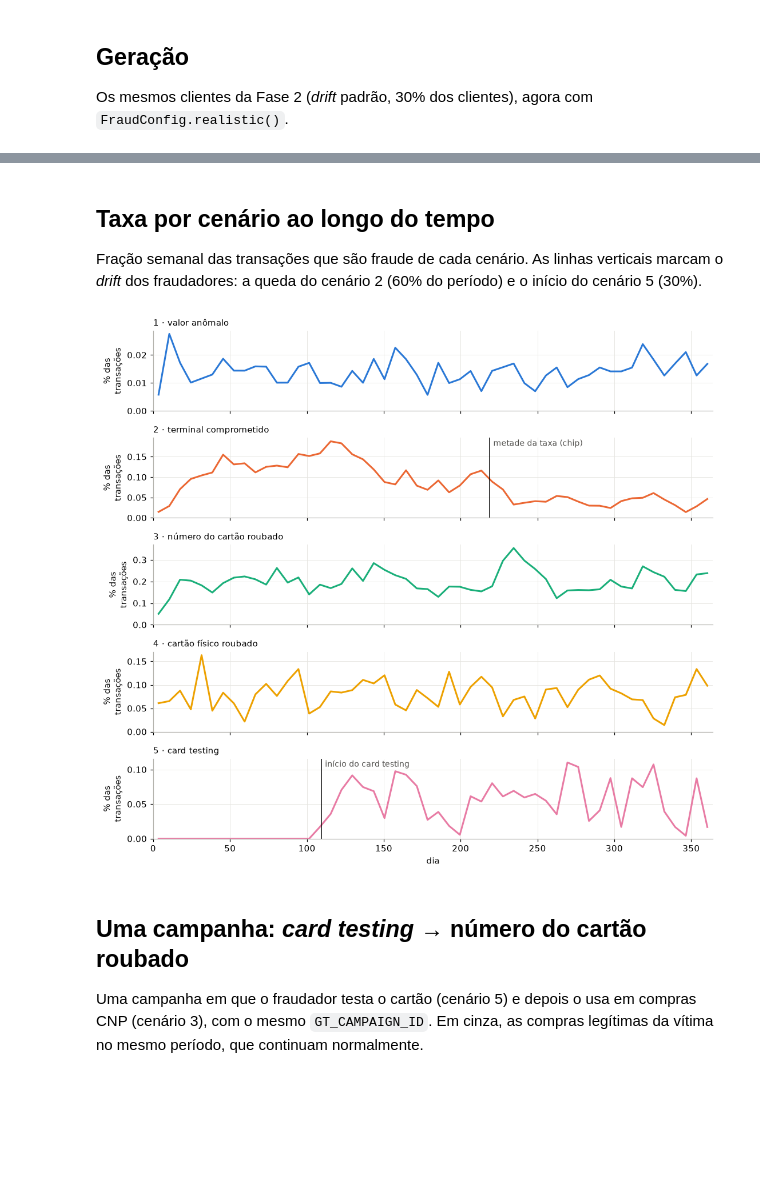
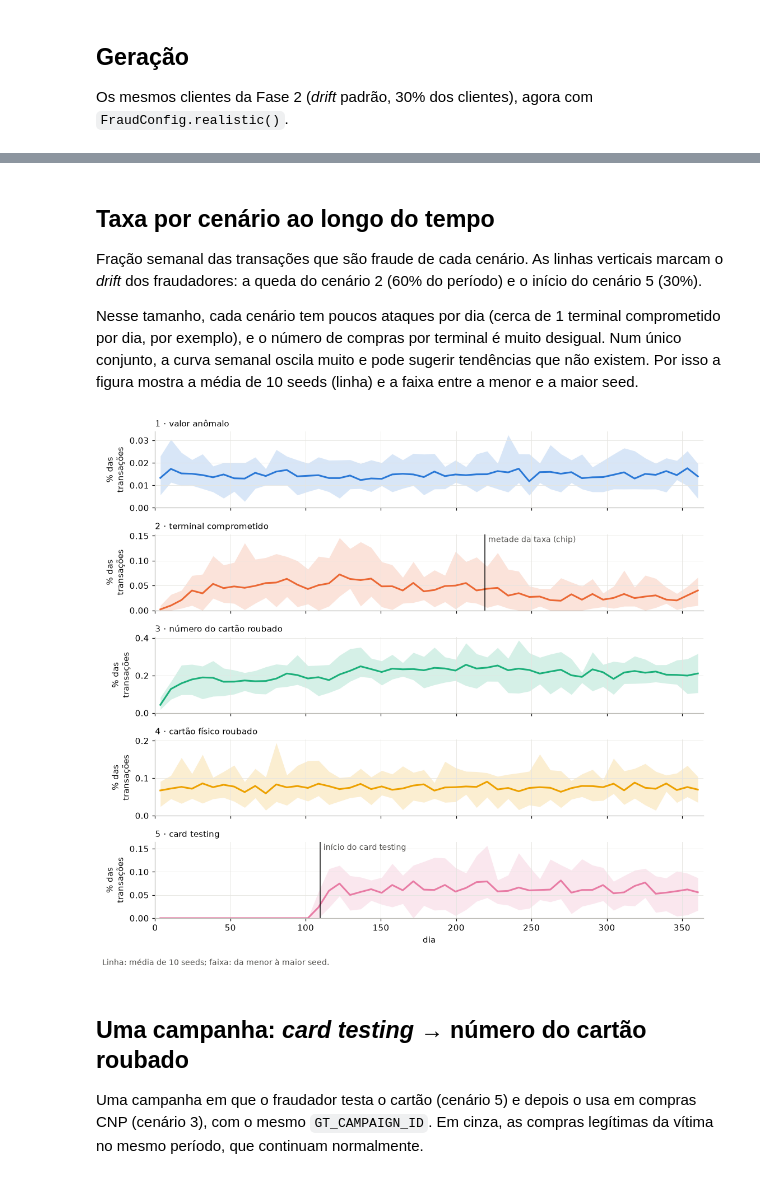
Before and after one commit to alexandreclem/synccfd, a Jupyter notebook: examples/frauds.ipynb, the cells around one changed output, grey strips where cells are left out. Drawn from its saved outputs; the diff is of its cells as text; code cells hidden in the pictures; blank space fills up the shorter version.

```diff
--- a/examples/frauds.ipynb
+++ b/examples/frauds.ipynb
@@ -87,34 +88,62 @@ summary.rename(index=SCENARIO_NAMES).round(3)
 Fração semanal das transações que são fraude de cada cenário. As linhas verticais
 marcam o *drift* dos fraudadores: a queda do cenário 2 (60% do período) e o início do
 cenário 5 (30%).
+
+Nesse tamanho, cada cenário tem poucos ataques por dia (cerca de 1 terminal
+comprometido por dia, por exemplo), e o número de compras por terminal é muito
+desigual. Num único conjunto, a curva semanal oscila muito e pode sugerir tendências
+que não existem. Por isso a figura mostra a média de 10 seeds (linha) e a faixa entre a
+menor e a maior seed.
+# %%
+SEEDS = range(SEED, SEED + 10)
+n_weeks = NB_DAYS // 7  # the last, partial week is left out
+
+
+def weekly_rates(data):
+    # % of each week's transactions that are fraud of each scenario
+    week = data.TX_TIME_DAYS // 7
+    keep = week < n_weeks
+    counts = pd.crosstab(week[keep], data.TX_FRAUD_SCENARIO[keep])
+    return 100 * counts.div(counts.sum(axis=1), axis=0).reindex(columns=range(6), fill_value=0)
+
+
+rates = [weekly_rates(transactions)]
+for seed in SEEDS[1:]:
+    _, _, other = DatasetGenerator(
+        n_customers=N_CUSTOMERS, n_terminals=N_TERMINALS, nb_days=NB_DAYS,
+        start_date=START_DATE, random_state=seed, drift=DriftConfig(), fraud=fraud,
+    ).generate()
+    rates.append(weekly_rates(other))
+    del other
 # %%
-week = transactions.TX_TIME_DAYS // 7
-full_weeks = week < NB_DAYS // 7  # the last, partial week is left out
-per_week = transactions[full_weeks].groupby(week[full_weeks])
-total = per_week.size()
 changes = {2: 0.6 * NB_DAYS, 5: 0.3 * NB_DAYS}
+days = np.arange(n_weeks) * 7 + 3.5
 
 fig, axes = plt.subplots(5, 1, figsize=(10, 9), sharex=True)
 for ax, scenario in zip(axes, SCENARIO_NAMES):
-    rate = 100 * per_week.TX_FRAUD_SCENARIO.apply(lambda s: (s == scenario).sum()) / total
-    ax.plot(rate.index * 7 + 3.5, rate, color=SCENARIO_COLORS[scenario], lw=2)
+    per_seed = np.vstack([r[scenario].to_numpy() for r in rates])
+    color = SCENARIO_COLORS[scenario]
+    ax.fill_between(days, per_seed.min(axis=0), per_seed.max(axis=0), color=color, alpha=0.18, lw=0)
+    ax.plot(days, per_seed.mean(axis=0), color=color, lw=2)
     if scenario in changes:
         ax.axvline(changes[scenario], color=INK, lw=1)
         ax.annotate(
             "metade da taxa (chip)" if scenario == 2 else "início do card testing",
             (changes[scenario], 1), xycoords=("data", "axes fraction"),
             xytext=(4, -2), textcoords="offset points", va="top", fontsize=9, color=SECONDARY,
         )
     ax.set_ylim(bottom=0)
     ax.set_title(SCENARIO_NAMES[scenario], loc="left", fontsize=10)
     ax.set_ylabel("% das\ntransações")
 axes[-1].set_xlabel("dia")
 axes[-1].set_xlim(0, NB_DAYS - 1)
-fig.tight_layout()
+fig.text(0.01, 0.0, f"Linha: média de {len(rates)} seeds; faixa: da menor à maior seed.",
+         fontsize=9, color=SECONDARY)
+fig.tight_layout(rect=(0, 0.02, 1, 1))
 fig.savefig(FIG_DIR / "fraudes_taxa_por_cenario.pdf", bbox_inches="tight")
 plt.show()
 # %% [output]
-[figure, old version]
+[figure, new version]
 # %% [markdown]
 ## Uma campanha: *card testing* → número do cartão roubado
 
```
Also changed, not shown: parts of 11 cells of this notebook, 12 other files.
